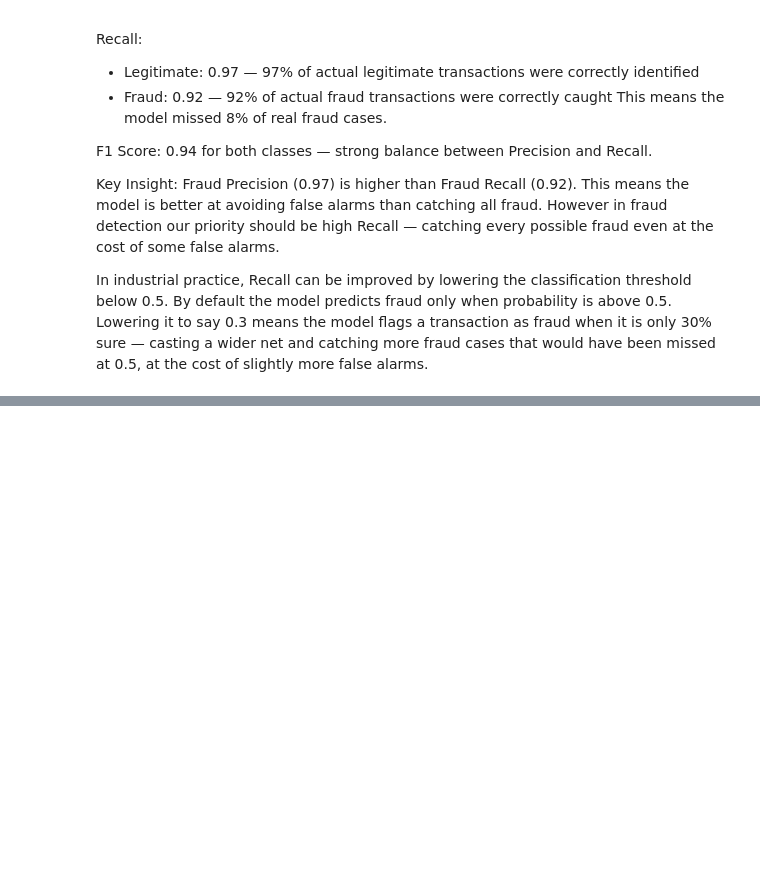
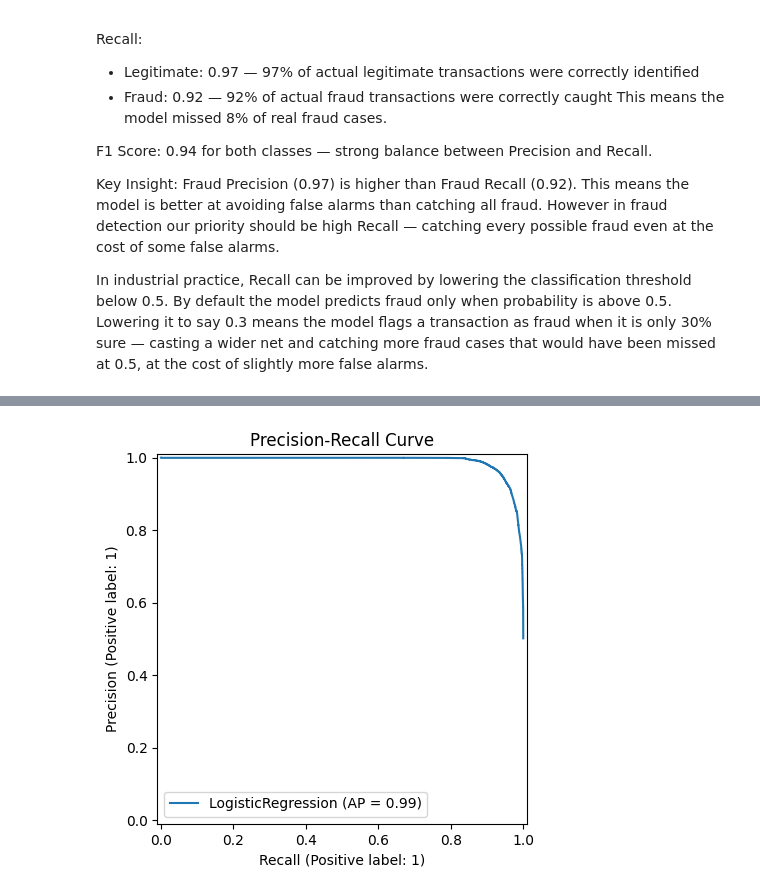
Before and after one commit to Jeeshan-Shrestha/Credit-Card-Fraud-Detection-Model, a Jupyter notebook: main.ipynb, the cells around one changed output, grey strips where cells are left out. Drawn from its saved outputs; the diff is of its cells as text; code cells hidden in the pictures; blank space fills up the shorter version.

```diff
--- a/main.ipynb
+++ b/main.ipynb
@@ -575,0 +599,8 @@ cases that would have been missed at 0.5, at the cost of slightly more false ala
+# %%
+from sklearn.metrics import PrecisionRecallDisplay
+
+PrecisionRecallDisplay.from_estimator(model, X_test, y_test)
+plt.title('Precision-Recall Curve')
+plt.show()
+# %% [output]
+[figure, added]
```
Also changed, not shown: parts of 4 cells of this notebook.
